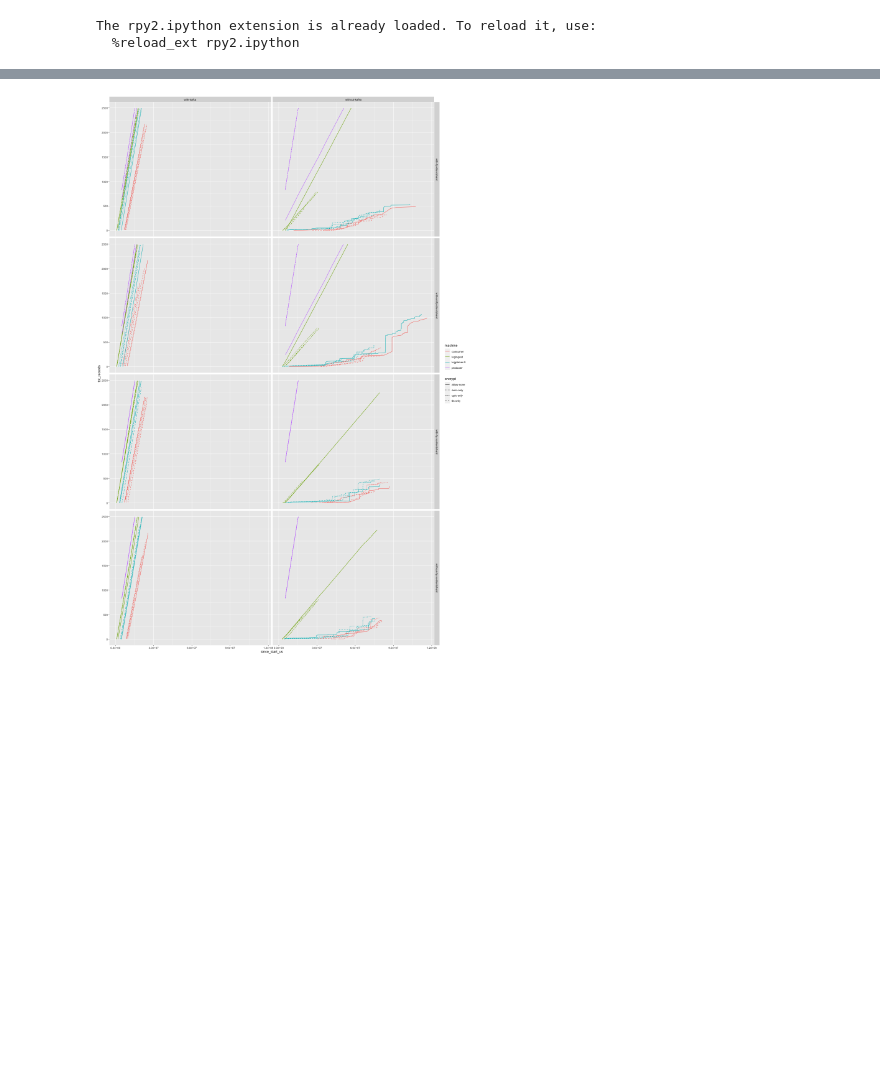
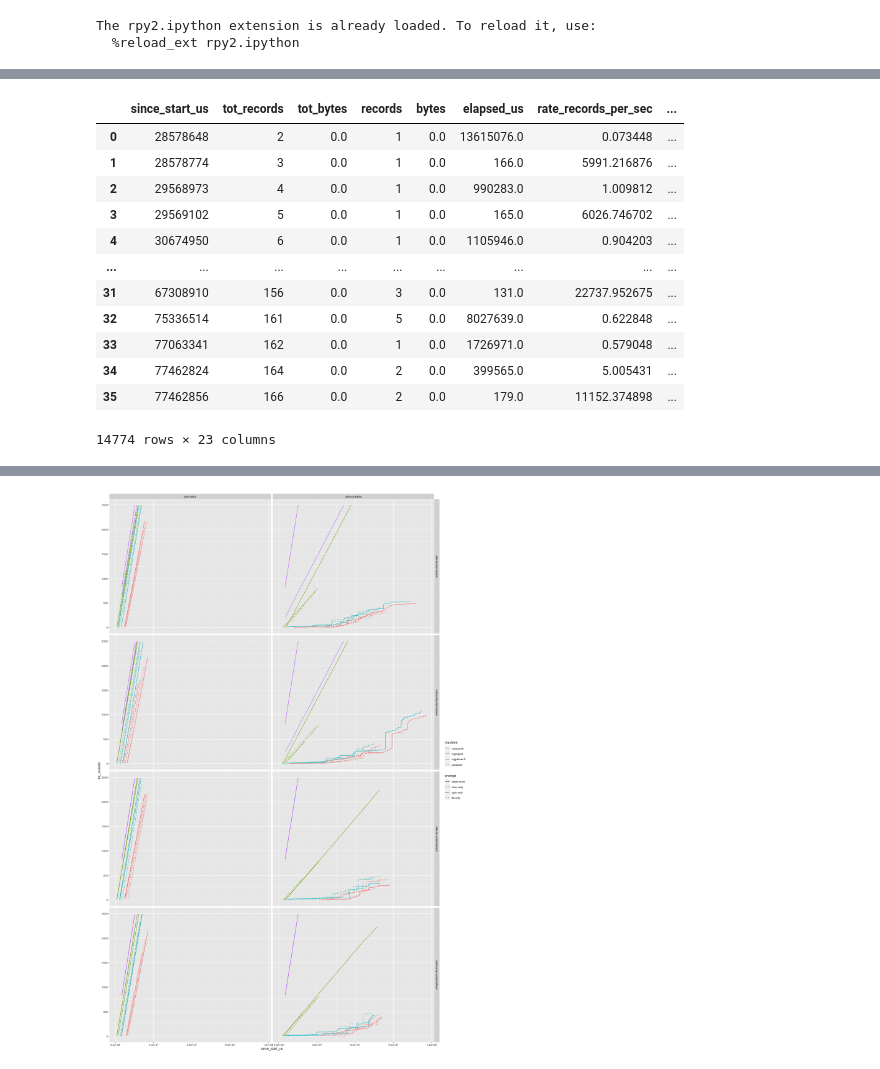
Before and after one commit to akshayknarayan/burrito, a Jupyter notebook: scripts/elk-app/elk.ipynb, the cells around one changed output, grey strips where cells are left out. Saved outputs shown, nothing was run; the diff lists cells and outputs as text; code cells hidden in the pictures; blank space fills up the shorter version.

```diff
--- a/scripts/elk-app/elk.ipynb
+++ b/scripts/elk-app/elk.ipynb
@@ -200,0 +212,22 @@ df
+# %%
+sample_df = df[
+    (df["pubsub-kafka"] == "without-kafka")
+    & (df["local-fastpath"] == "with-fp")
+    & (df["logparser-interval-ms"] == 100)
+    & (df["logparser-processes-per-machine"] == 1)
+    & (df["producer-allow-client-sharding"] == "clientshard")]
+sample_df
+# %% [output]
+|  | since_start_us | tot_records | tot_bytes | records | bytes | elapsed_us | rate_records_per_sec | ... |
+| 0 | 28578648 | 2 | 0.0 | 1 | 0.0 | 13615076.0 | 0.073448 | ... |
+| 1 | 28578774 | 3 | 0.0 | 1 | 0.0 | 166.0 | 5991.216876 | ... |
+| 2 | 29568973 | 4 | 0.0 | 1 | 0.0 | 990283.0 | 1.009812 | ... |
+| 3 | 29569102 | 5 | 0.0 | 1 | 0.0 | 165.0 | 6026.746702 | ... |
+| 4 | 30674950 | 6 | 0.0 | 1 | 0.0 | 1105946.0 | 0.904203 | ... |
+| ... | ... | ... | ... | ... | ... | ... | ... | ... |
+| 31 | 67308910 | 156 | 0.0 | 3 | 0.0 | 131.0 | 22737.952675 | ... |
+| 32 | 75336514 | 161 | 0.0 | 5 | 0.0 | 8027639.0 | 0.622848 | ... |
+| 33 | 77063341 | 162 | 0.0 | 1 | 0.0 | 1726971.0 | 0.579048 | ... |
+| 34 | 77462824 | 164 | 0.0 | 2 | 0.0 | 399565.0 | 5.005431 | ... |
+| 35 | 77462856 | 166 | 0.0 | 2 | 0.0 | 179.0 | 11152.374898 | ... |
+14774 rows × 23 columns
```
Also changed, not shown: parts of 7 cells of this notebook.
